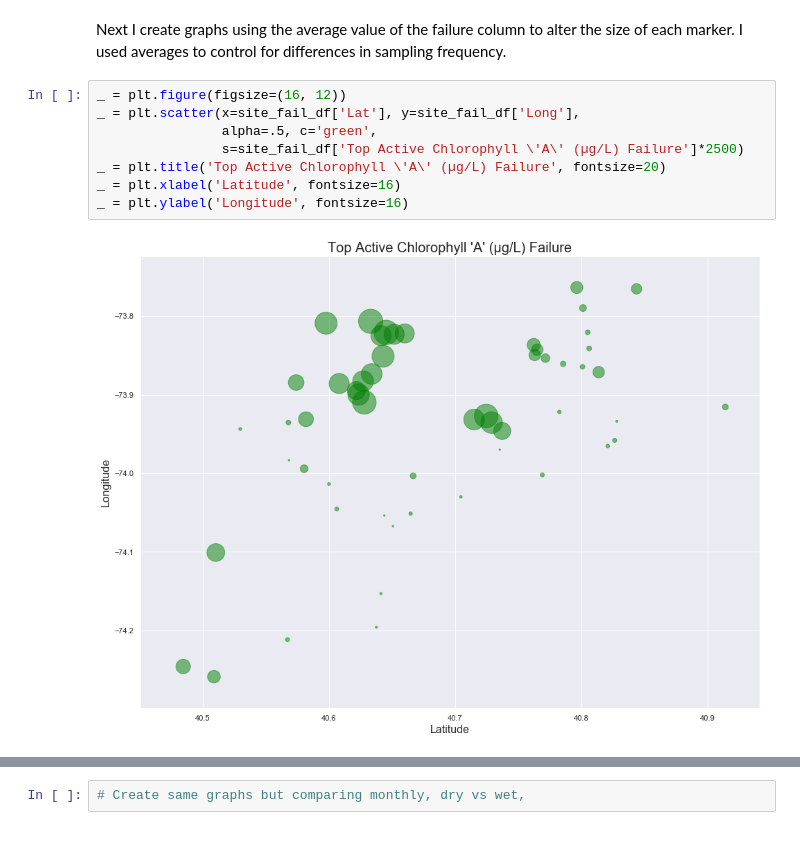
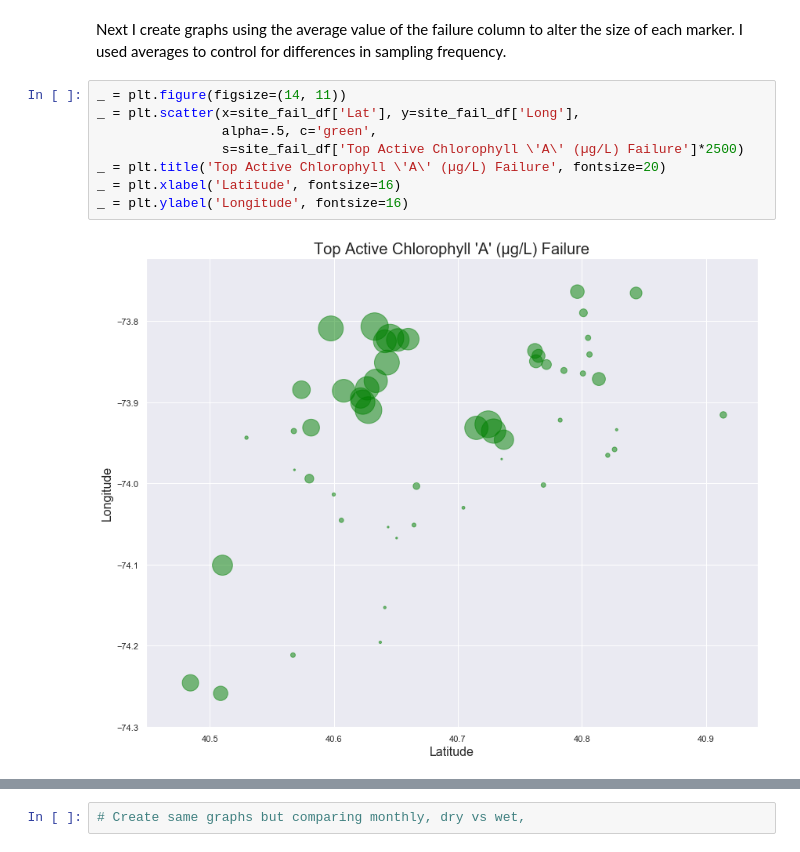
Before and after one commit to dradamski/capstone-two, a Jupyter notebook: notebooks/create_network.ipynb, the cells around one changed output, grey strips where cells are left out. Saved outputs shown, nothing was run; the diff lists cells and outputs as text.

```diff
--- a/notebooks/create_network.ipynb
+++ b/notebooks/create_network.ipynb
@@ -89,13 +77,13 @@ site_fail_df = wq_df.groupby('Sampling Location').mean().iloc[:, 28:39].drop(col
 # %% [markdown]
 Next I create graphs using the average value of the failure column to alter the size of each marker. I used averages to control for differences in sampling frequency.
 # %%
-_ = plt.figure(figsize=(16, 12))
+_ = plt.figure(figsize=(14, 11))
 _ = plt.scatter(x=site_fail_df['Lat'], y=site_fail_df['Long'],
                 alpha=.5, c='green',
                 s=site_fail_df['Top Active Chlorophyll \'A\' (µg/L) Failure']*2500)
 _ = plt.title('Top Active Chlorophyll \'A\' (µg/L) Failure', fontsize=20)
 _ = plt.xlabel('Latitude', fontsize=16)
 _ = plt.ylabel('Longitude', fontsize=16)
 # %% [output]
-[figure, old version]
+[figure, new version]
 # %%
```
Also changed, not shown: parts of 12 cells of this notebook.
